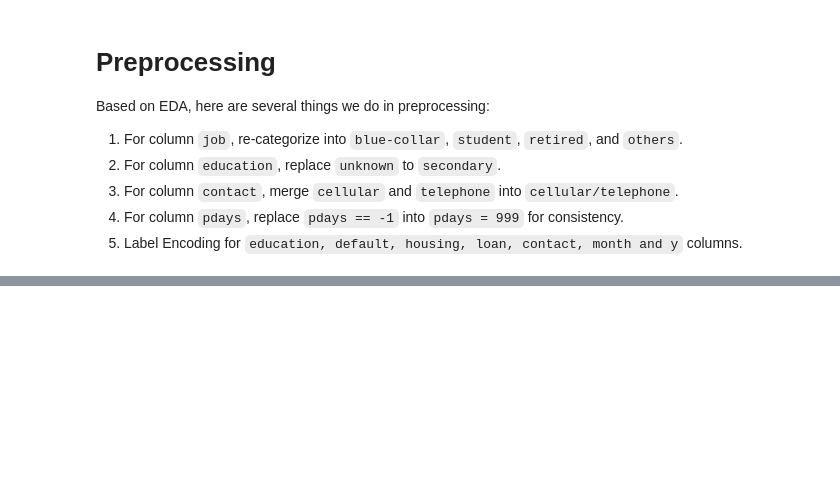
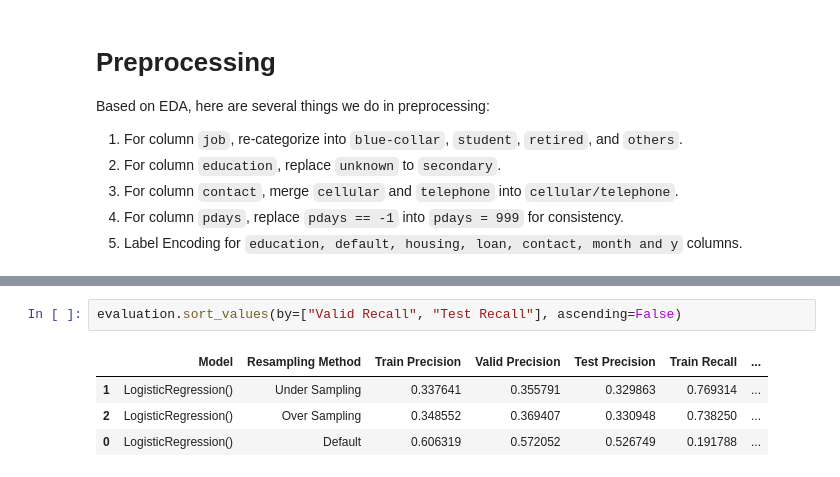
Before and after one commit to carloabimanyu/bank-marketing, a Jupyter notebook: notebooks/notebook.ipynb, the cells around one changed output, grey strips where cells are left out. Drawn from its saved outputs; the diff is of its cells as text; blank space fills up the shorter version.

```diff
--- a/notebooks/notebook.ipynb
+++ b/notebooks/notebook.ipynb
@@ -521,0 +756,7 @@ print(preprocessing(train_rus)["poutcome"].unique())
+# %%
+evaluation.sort_values(by=["Valid Recall", "Test Recall"], ascending=False)
+# %% [output]
+|  | Model | Resampling Method | Train Precision | Valid Precision | Test Precision | Train Recall | ... |
+| 1 | LogisticRegression() | Under Sampling | 0.337641 | 0.355791 | 0.329863 | 0.769314 | ... |
+| 2 | LogisticRegression() | Over Sampling | 0.348552 | 0.369407 | 0.330948 | 0.738250 | ... |
+| 0 | LogisticRegression() | Default | 0.606319 | 0.572052 | 0.526749 | 0.191788 | ... |
```
Also changed, not shown: parts of 21 cells of this notebook, 7 other files.
